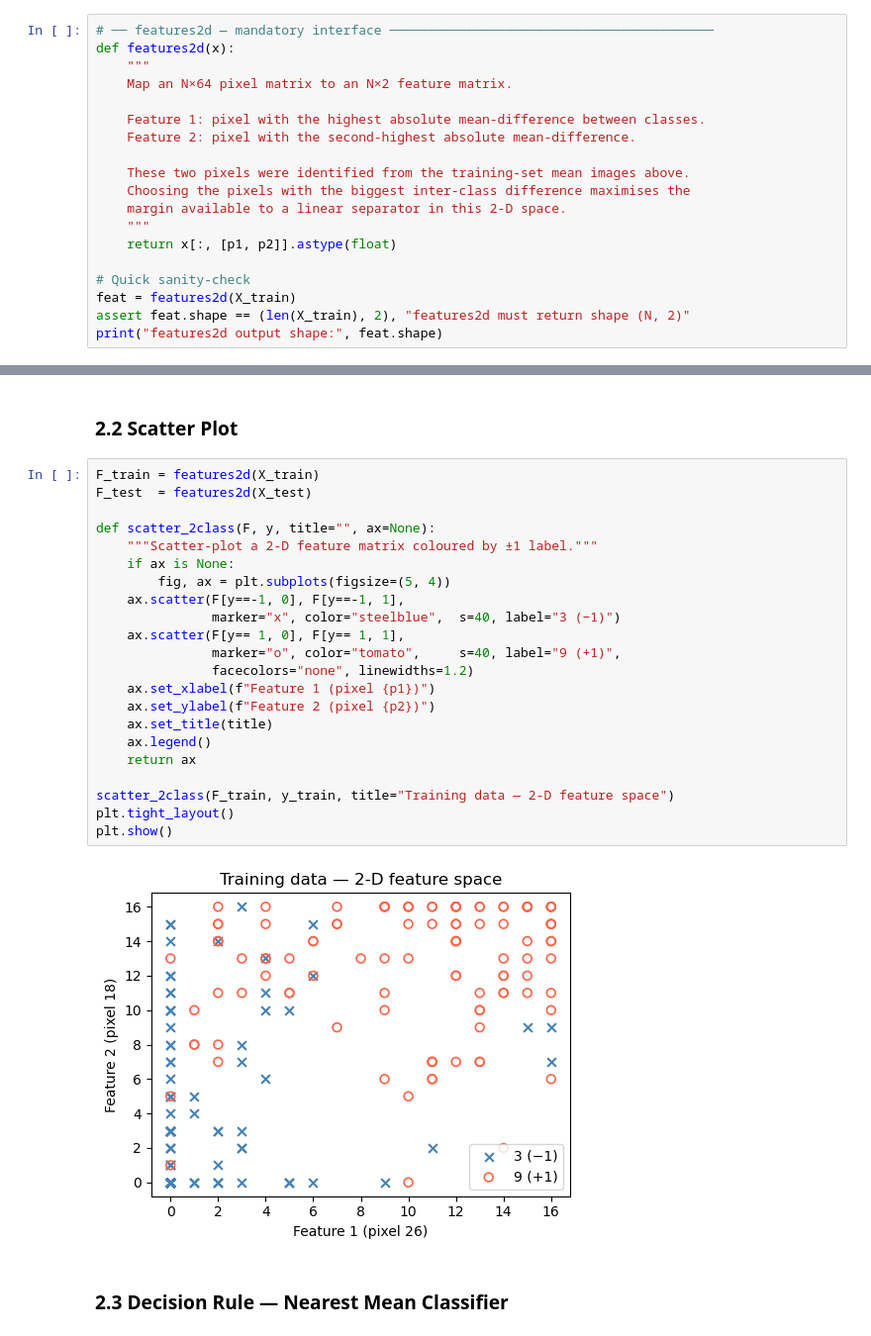
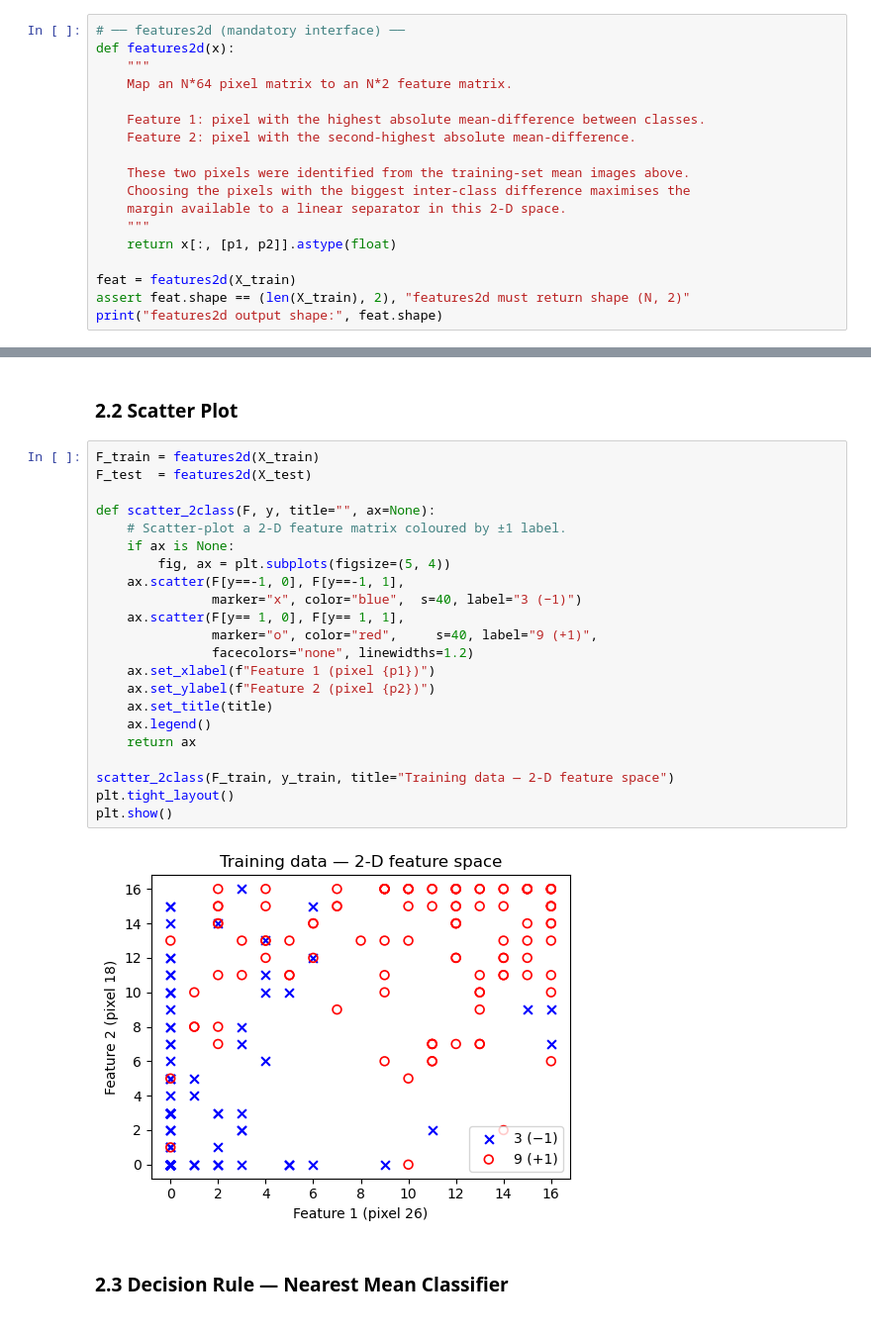
Before and after one commit to Tempestas-SE/MLE-SS26, a Jupyter notebook: Tester/linear-classifiers_v2.ipynb, the cells around one changed output, grey strips where cells are left out. Shown at 99% size. Cells and saved outputs as stored; diff of their text form.

```diff
--- a/Tester/linear-classifiers_v2.ipynb
+++ b/Tester/linear-classifiers_v2.ipynb
@@ -104,10 +103,10 @@ print(f"(Pixel {p1} is at grid position {divmod(p1,8)}, "
 Most discriminative pixel indices: 26 and 18
 (Pixel 26 is at grid position (3, 2), pixel 18 at (2, 2))
 # %%
-# ── features2d — mandatory interface ──────────────────────────────────────────
+# ── features2d (mandatory interface) ──
 def features2d(x):
     """
-    Map an N×64 pixel matrix to an N×2 feature matrix.
+    Map an N*64 pixel matrix to an N*2 feature matrix.
 
     Feature 1: pixel with the highest absolute mean-difference between classes.
     Feature 2: pixel with the second-highest absolute mean-difference.
@@ -118,7 +117,6 @@ def features2d(x):
     """
     return x[:, [p1, p2]].astype(float)
 
-# Quick sanity-check
 feat = features2d(X_train)
 assert feat.shape == (len(X_train), 2), "features2d must return shape (N, 2)"
 print("features2d output shape:", feat.shape)
@@ -129,27 +127,27 @@ features2d output shape: (217, 2)
 # %%
 F_train = features2d(X_train)
 F_test  = features2d(X_test)
 
 def scatter_2class(F, y, title="", ax=None):
-    """Scatter-plot a 2-D feature matrix coloured by ±1 label."""
+    # Scatter-plot a 2-D feature matrix coloured by ±1 label.
     if ax is None:
         fig, ax = plt.subplots(figsize=(5, 4))
     ax.scatter(F[y==-1, 0], F[y==-1, 1],
-               marker="x", color="steelblue",  s=40, label="3 (−1)")
+               marker="x", color="blue",  s=40, label="3 (−1)")
     ax.scatter(F[y== 1, 0], F[y== 1, 1],
-               marker="o", color="tomato",     s=40, label="9 (+1)",
+               marker="o", color="red",     s=40, label="9 (+1)",
                facecolors="none", linewidths=1.2)
     ax.set_xlabel(f"Feature 1 (pixel {p1})")
     ax.set_ylabel(f"Feature 2 (pixel {p2})")
     ax.set_title(title)
     ax.legend()
     return ax
 
 scatter_2class(F_train, y_train, title="Training data — 2-D feature space")
 plt.tight_layout()
 plt.show()
 # %% [output]
-[figure, old version]
+[figure, new version]
 # %% [markdown]
 ### 2.3 Decision Rule — Nearest Mean Classifier
 # %%
```
Also changed, not shown: parts of 21 cells of this notebook.
